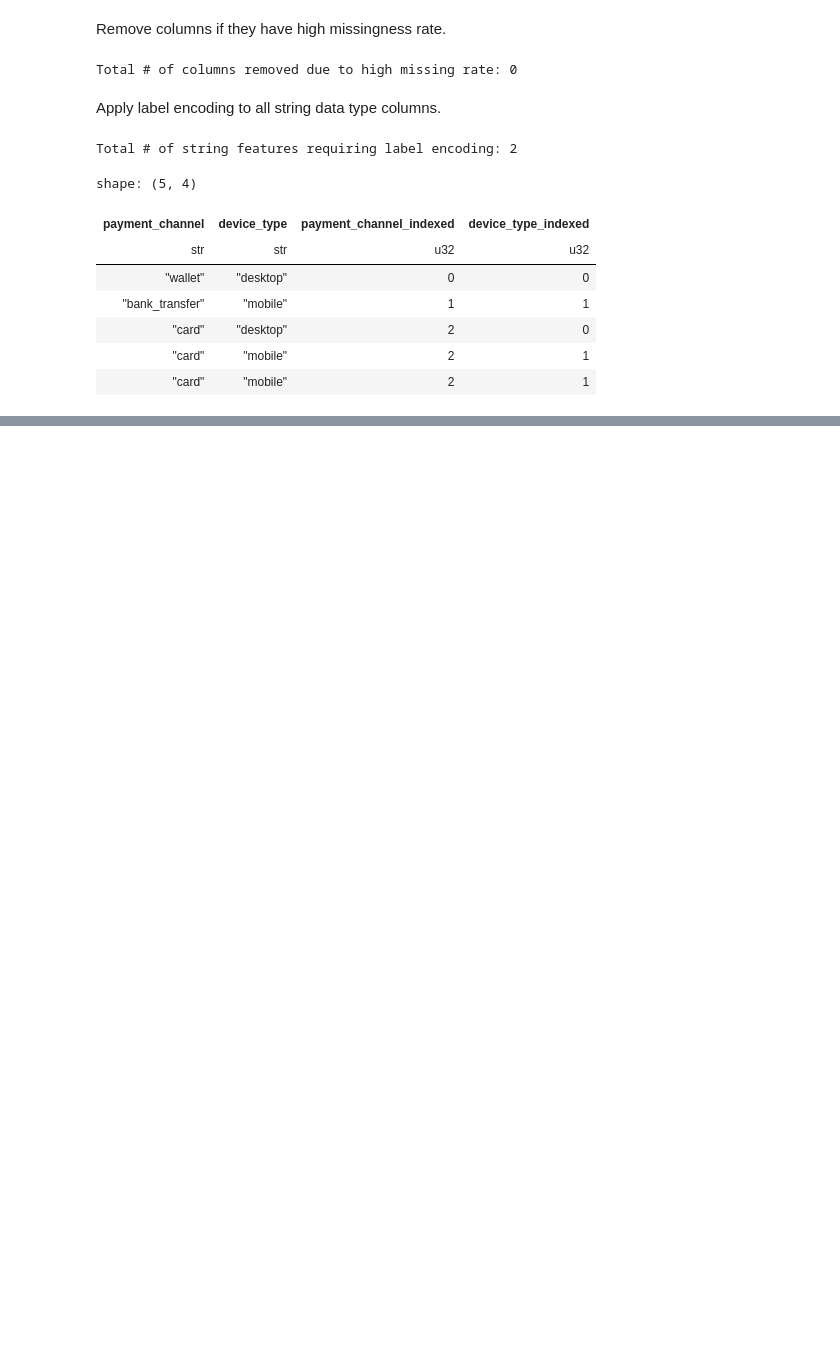
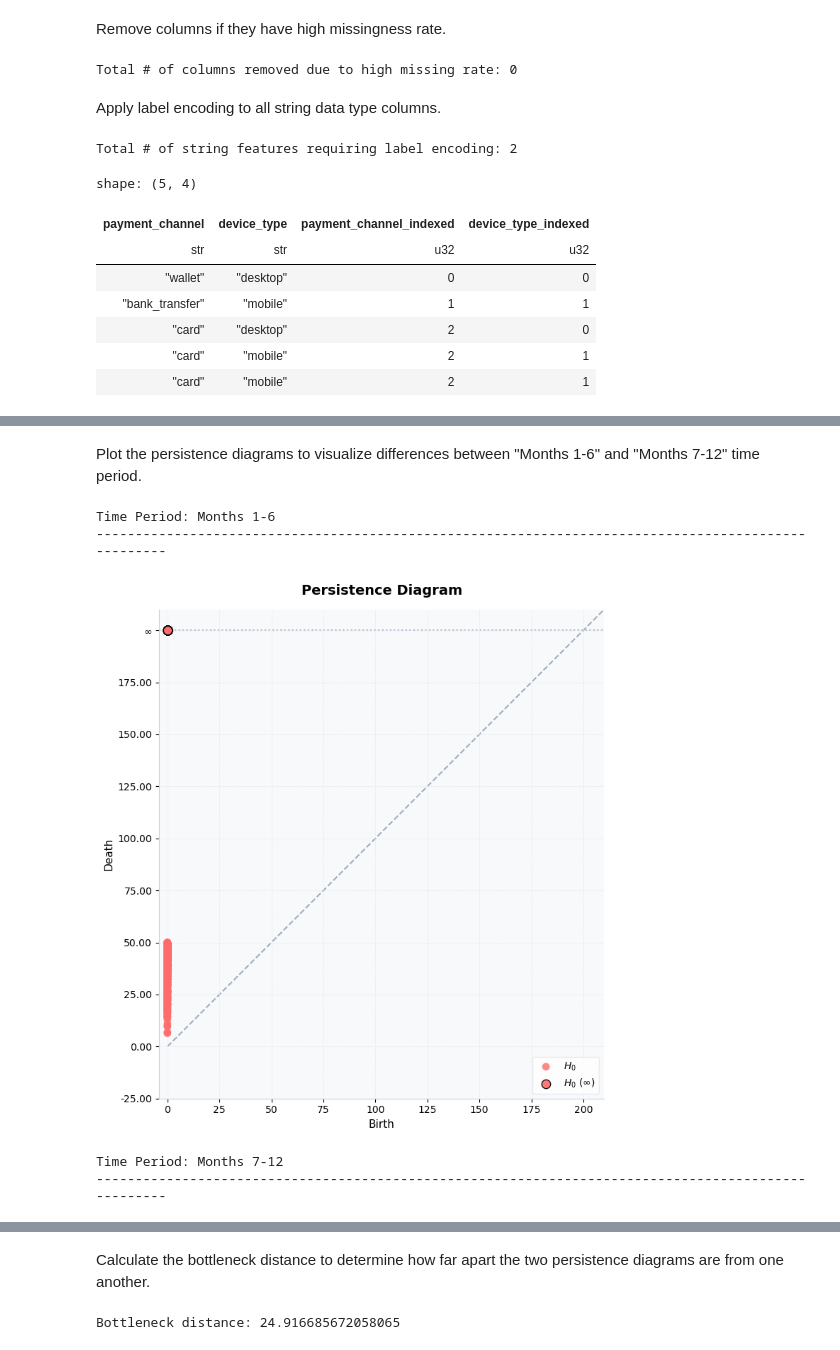
Before and after one commit to tcphan/holey-moley, a Jupyter notebook: notebooks/feature_drift_detection.ipynb, the cells around one changed output, grey strips where cells are left out. Saved outputs shown, nothing was run; the diff lists cells and outputs as text; code cells hidden in the pictures; blank space fills up the shorter version.

Commit message:
Calculate persistence diagrams and bottleneck distance

```diff
--- a/notebooks/feature_drift_detection.ipynb
+++ b/notebooks/feature_drift_detection.ipynb
@@ -140,6 +142,10 @@ print(f"Total # of string features requiring label encoding: {len(string_dtype_l
 preprocessed_train_df.select(
     string_dtype_list + [f"{colname}_indexed" for colname in string_dtype_list]
 ).show()
+
+# Remove the original string data type features, keep only the label encoded version
+preprocessed_train_df = preprocessed_train_df.drop(*string_dtype_list)
+preprocessed_test_df = preprocessed_test_df.drop(*string_dtype_list)
 # %% [output]
 Total # of string features requiring label encoding: 2
 shape: (5, 4)
@@ -154,0 +199,30 @@ shape: (5, 4)
+# %% [markdown]
+Plot the persistence diagrams to visualize differences between "Months 1-6" and "Months 7-12" time period.
+# %%
+print(f"\nTime Period: Months 1-6")
+print("-"*100)
+
+# Calculate birth-death pairs
+birth_death_by_dimension_train = rips_config_train.compute_birth_death_pairs()
+
+# Plot a persistence plot showcasing the birth and death time of each simplex in each dimension
+fig, ax = plt.subplots(figsize=(8, 8))
+plot_persistence_diagram(birth_death_by_dimension_train, max_limit=200, ax=ax, show=False)
+plt.show()
+
+print(f"\nTime Period: Months 7-12")
+print("-"*100)
+
+# Calculate birth-death pairs
+birth_death_by_dimension_test = rips_config_test.compute_birth_death_pairs()
+
+# Plot a persistence plot showcasing the birth and death time of each simplex in each dimension
+fig, ax = plt.subplots(figsize=(8, 8))
+plot_persistence_diagram(birth_death_by_dimension_test, max_limit=200, ax=ax, show=False)
+plt.show()
+# %% [output]
+Time Period: Months 1-6
+----------------------------------------------------------------------------------------------------
+[figure, added]
+Time Period: Months 7-12
+----------------------------------------------------------------------------------------------------
@@ -154,0 +230,12 @@ shape: (5, 4)
+# %% [markdown]
+Calculate the bottleneck distance to determine how far apart the two persistence diagrams are from one another.
+# %%
+# Convert to list of tuples format
+birth_death_pairs_list_train = [pair for pairs_list in birth_death_by_dimension_train.values() for pair in pairs_list if pair[1] != np.inf]
+birth_death_pairs_list_test =  [pair for pairs_list in birth_death_by_dimension_test.values() for pair in pairs_list if pair[1] != np.inf]
+
+# Calculate bottleneck distance
+distance = bottleneck_distance(diagram_a=birth_death_pairs_list_train, diagram_b=birth_death_pairs_list_test)
+print(f"Bottleneck distance: {distance}")
+# %% [output]
+Bottleneck distance: 24.916685672058065
```
Also changed, not shown: parts of 5 cells of this notebook.
